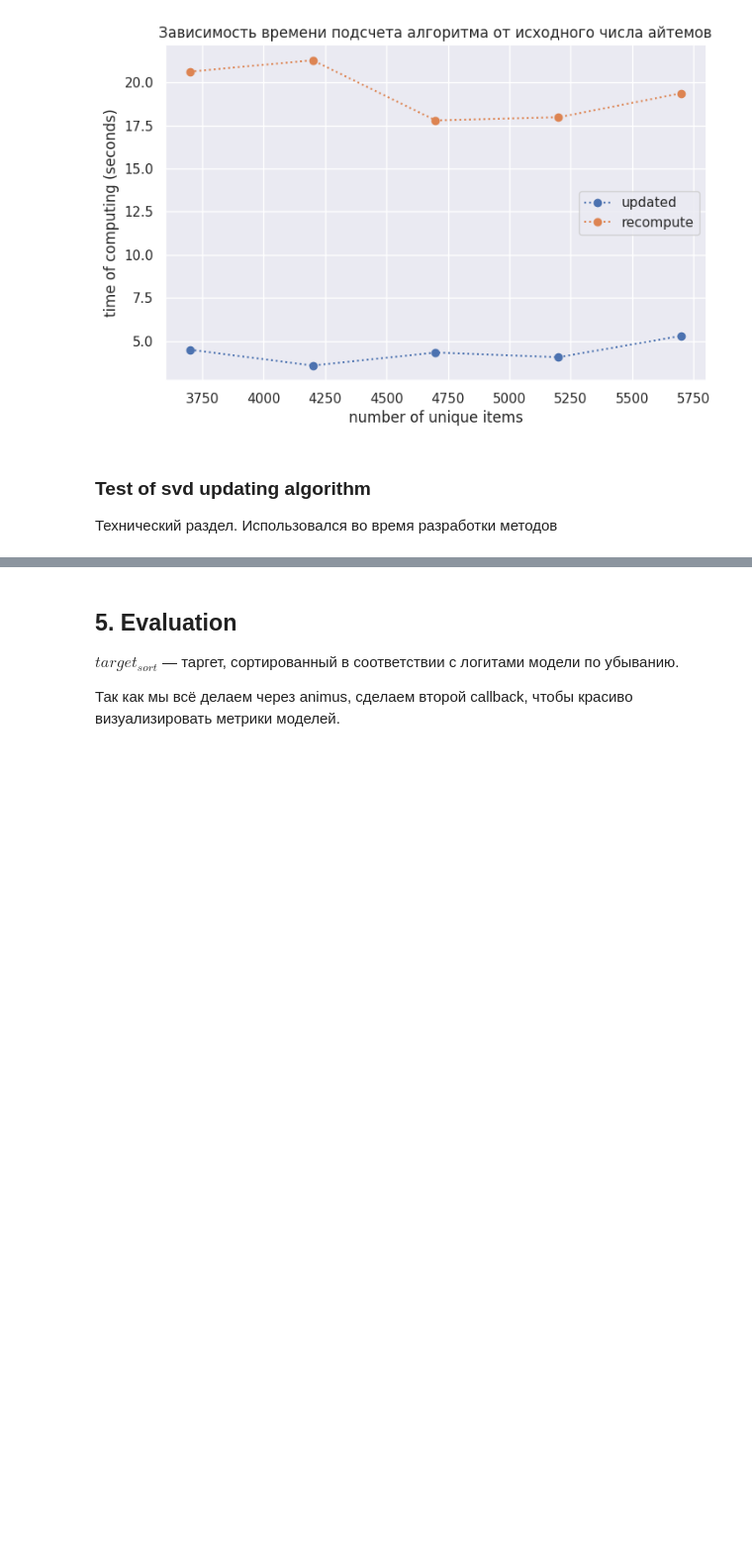
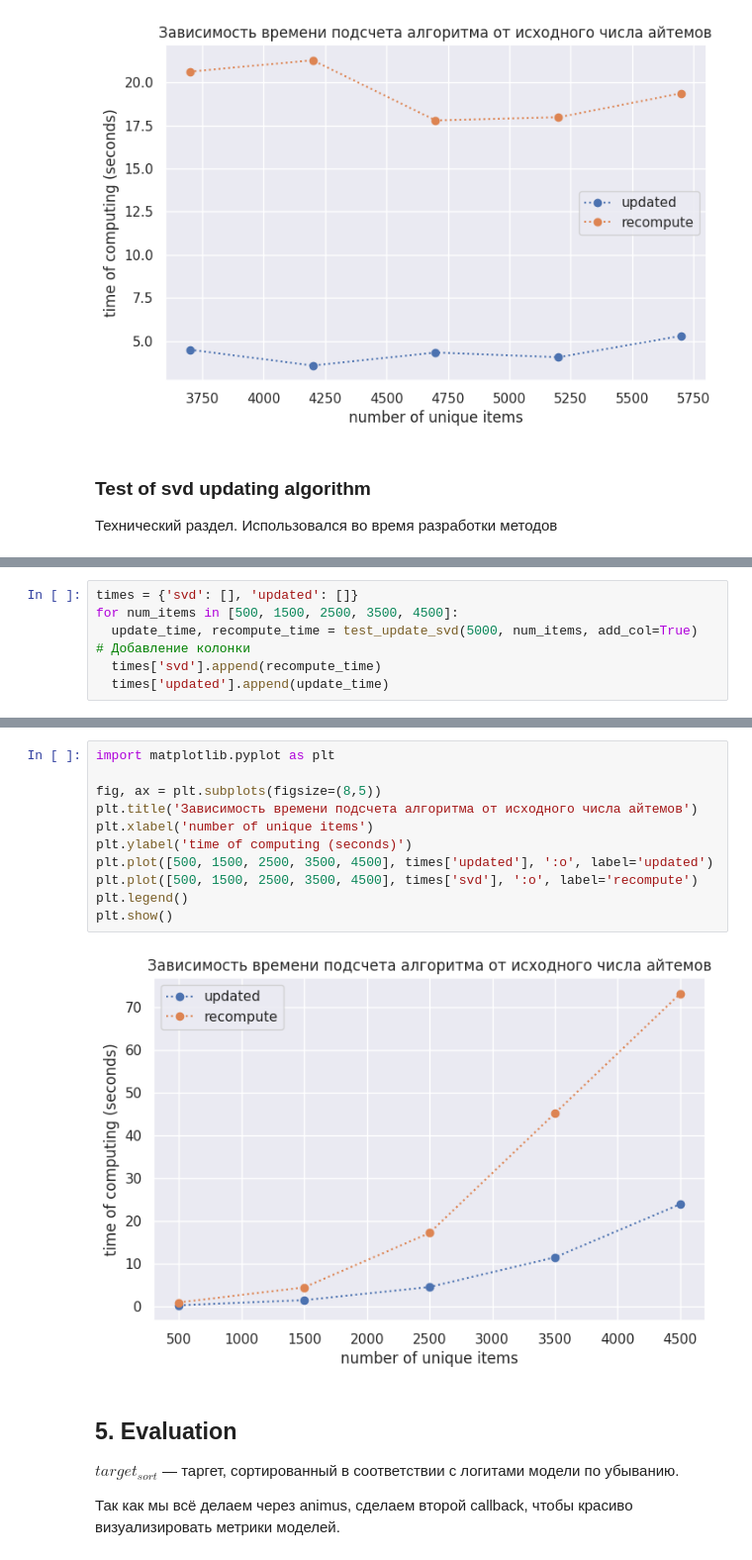
Before and after one commit to nlaskillet/project1, a Jupyter notebook: rank1_algo_in_recsys.ipynb, the cells around one changed output, grey strips where cells are left out. Shown: that part at 99% size. Drawn from its saved outputs; the diff is of its cells as text; blank space fills up the shorter version.

```diff
--- a/rank1_algo_in_recsys.ipynb
+++ b/rank1_algo_in_recsys.ipynb
@@ -2079,3 +2080,9 @@ SVD update time: 0.789416 seconds
 SVD recompute time: 2.766456 seconds
 The Frobenius norm : 1.3847548481220142e-06
 Updating SVD is faster than recomputing.
+# %%
+times = {'svd': [], 'updated': []}
+for num_items in [500, 1500, 2500, 3500, 4500]:
+  update_time, recompute_time = test_update_svd(5000, num_items, add_col=True)  # Добавление колонки
+  times['svd'].append(recompute_time)
+  times['updated'].append(update_time)
@@ -2082,3 +2107,16 @@ Updating SVD is faster than recomputing.
+# %%
+import matplotlib.pyplot as plt
+
+fig, ax = plt.subplots(figsize=(8,5))
+plt.title('Зависимость времени подсчета алгоритма от исходного числа айтемов')
+plt.xlabel('number of unique items')
+plt.ylabel('time of computing (seconds)')
+plt.plot([500, 1500, 2500, 3500, 4500], times['updated'], ':o', label='updated')
+plt.plot([500, 1500, 2500, 3500, 4500], times['svd'], ':o', label='recompute')
+plt.legend()
+plt.show()
+# %% [output]
+[figure, added]
 # %% [markdown]
 ## 5. Evaluation
 
```
Also changed, not shown: parts of 4 cells of this notebook.
